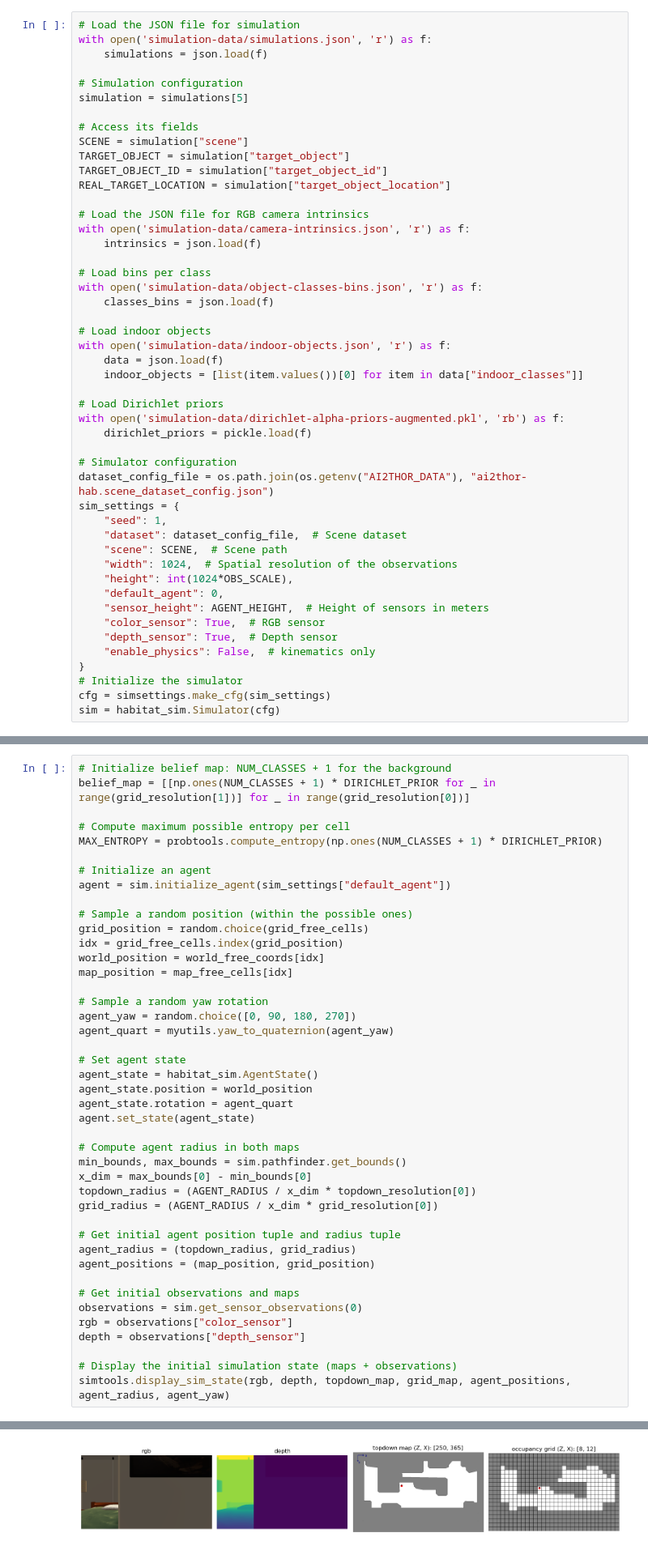
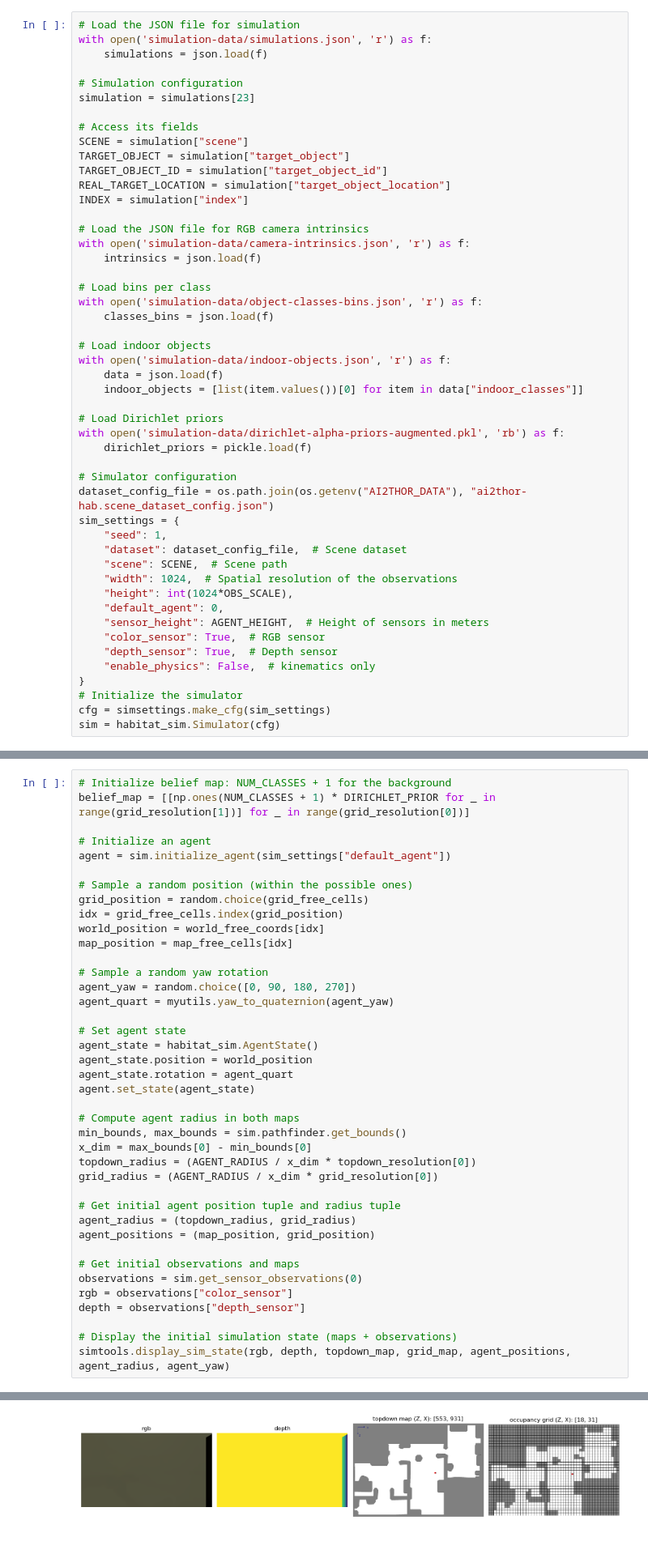
Before and after one commit to joaocb2002/ObjectNav-Msc, a Jupyter notebook: main-dirichlet.ipynb, the cells around one changed output, grey strips where cells are left out. Shown at 81% size. Saved outputs shown, nothing was run; the diff lists cells and outputs as text.

Commit message:
Dirichlet improved

```diff
--- a/main-dirichlet.ipynb
+++ b/main-dirichlet.ipynb
@@ -47,13 +47,14 @@ with open('simulation-data/simulations.json', 'r') as f:
     simulations = json.load(f)
 
 # Simulation configuration
-simulation = simulations[5]
+simulation = simulations[23]
 
 # Access its fields
 SCENE = simulation["scene"]
 TARGET_OBJECT = simulation["target_object"]
 TARGET_OBJECT_ID = simulation["target_object_id"]
 REAL_TARGET_LOCATION = simulation["target_object_location"]
+INDEX = simulation["index"]
 
 # Load the JSON file for RGB camera intrinsics
 with open('simulation-data/camera-intrinsics.json', 'r') as f:
@@ -200,9 +166,6 @@ num_free_cells = len(grid_free_cells)
 # %%
 # Initialize belief map: NUM_CLASSES + 1 for the background
 belief_map = [[np.ones(NUM_CLASSES + 1) * DIRICHLET_PRIOR for _ in range(grid_resolution[1])] for _ in range(grid_resolution[0])]
-
-# Compute maximum possible entropy per cell
-MAX_ENTROPY = probtools.compute_entropy(np.ones(NUM_CLASSES + 1) * DIRICHLET_PRIOR)
 
 # Initialize an agent
 agent = sim.initialize_agent(sim_settings["default_agent"])
@@ -244,4 +209,4 @@ simtools.display_sim_state(rgb, depth, topdown_map, grid_map, agent_positions, a
-[figure, old version]
+[figure, new version]
 # %%
 # Metrics init
 target_found = False
```
Also changed, not shown: parts of 4 cells of this notebook, 2 other files.
